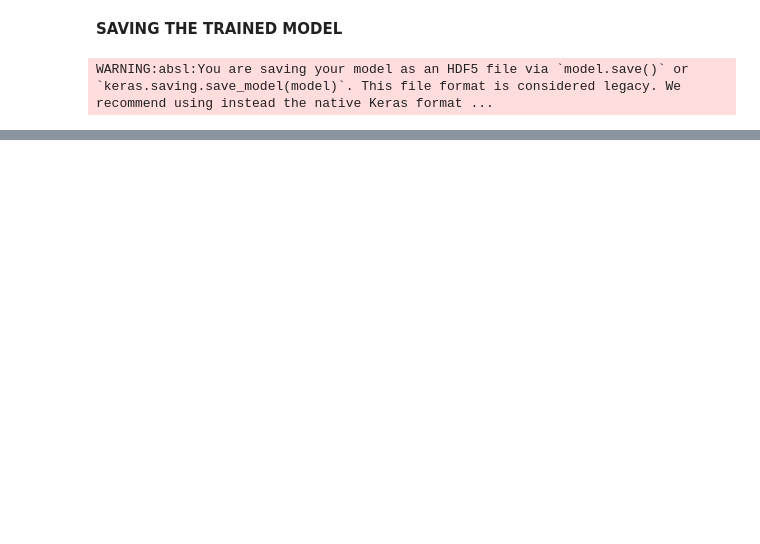
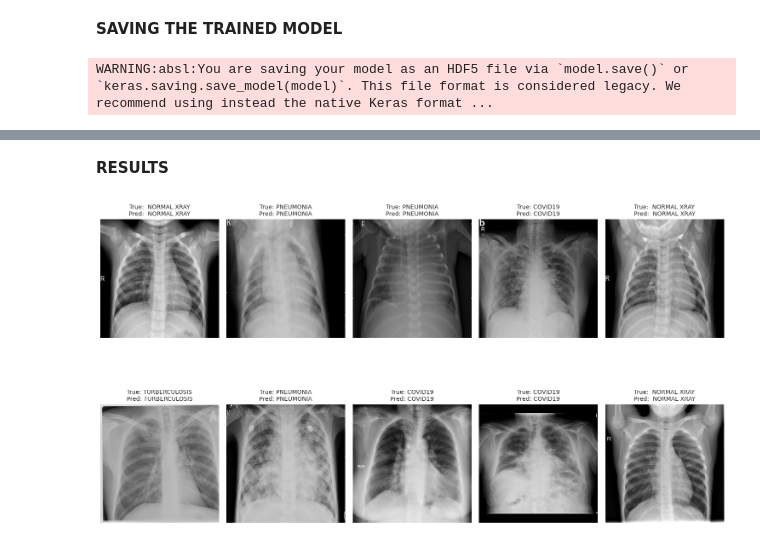
Before and after one commit to Rotichkiprono/XrayAndCTscan, a Jupyter notebook: Xray.ipynb, the cells around one changed output, grey strips where cells are left out. Drawn from its saved outputs; the diff is of its cells as text; code cells hidden in the pictures; blank space fills up the shorter version.

```diff
--- a/Xray.ipynb
+++ b/Xray.ipynb
@@ -378,0 +423,42 @@ Captures:
+# %% [markdown]
+**RESULTS**
+# %%
+# Initialize lists to store true labels and predicted labels
+y_true = []
+y_pred = []
+
+# Initialize a list to store images for visualization
+images_for_display = []
+
+# Iterate through the validation dataset to extract true labels and predictions
+for images, labels in validation_dataset:
+    y_true.extend(labels.numpy())
+    preds = keras_model.predict(images, verbose=0)
+    y_pred.extend(np.argmax(preds, axis=1))
+
+    # Store images and labels for display
+    images_for_display.extend(images.numpy())
+
+# Convert the lists to NumPy arrays for further processing
+y_true = np.array(y_true)
+y_pred = np.array(y_pred)
+
+# Define the number of images to display
+num_images_to_display = 10
+num_images_available = min(num_images_to_display, len(images_for_display))
+
+plt.figure(figsize=(15, 10))
+
+# Plot images with their true and predicted labels
+for i in range(num_images_available):
+    ax = plt.subplot(2, 5, i + 1)  # Create a 2-row, 5-column grid
+    plt.imshow(images_for_display[i].astype("uint8"))
+    true_label = class_names[y_true[i]]
+    predicted_label = class_names[y_pred[i]]
+    plt.title(f'True: {true_label}\nPred: {predicted_label}', fontsize=10)
+    plt.axis('off')
+
+plt.tight_layout()
+plt.show()
+# %% [output]
+[figure, added]
```
Also changed, not shown: parts of 13 cells of this notebook.
